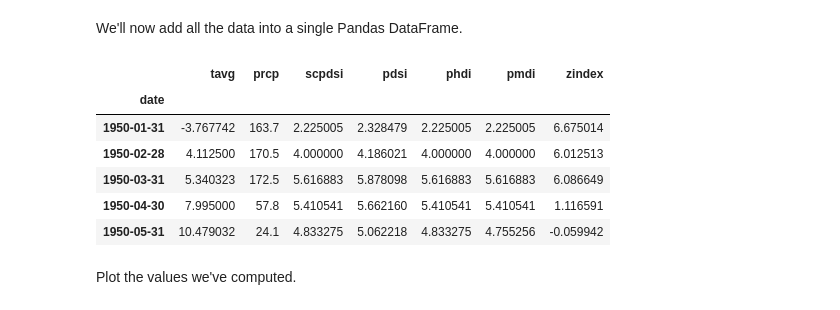
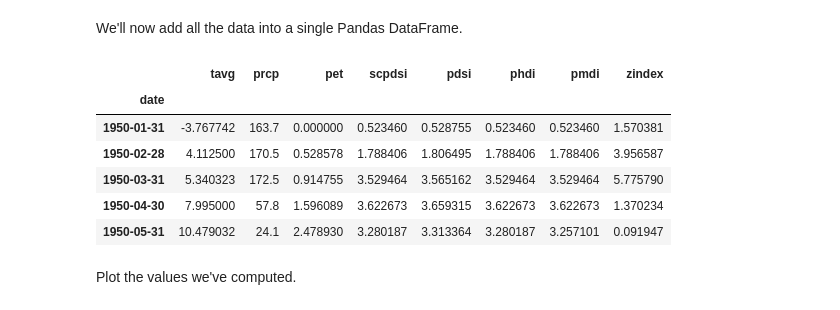
Before and after one commit to monocongo/climate_indices, a Jupyter notebook: notebooks/PDSI_Canadian_Stations.ipynb, the cells around one changed output. Drawn from its saved outputs; the diff is of its cells as text; code cells hidden in the pictures.

```diff
--- a/notebooks/PDSI_Canadian_Stations.ipynb
+++ b/notebooks/PDSI_Canadian_Stations.ipynb
@@ -106,20 +106,21 @@ We'll now add all the data into a single Pandas DataFrame.
 # %%
 df = tavg_daily.resample('1M').mean().to_frame(name="tavg")
 df["prcp"] = station_data["prcp"].resample('1M').sum()
+df["pet"] = pet
 df["scpdsi"] = scpdsi
 df["pdsi"] = pdsi
 df["phdi"] = phdi
 df["pmdi"] = pmdi
 df["zindex"] = zindex
 df.head()
 # %% [output]
-|  | tavg | prcp | scpdsi | pdsi | phdi | pmdi | zindex |
-| date |  |  |  |  |  |  |  |
-| 1950-01-31 | -3.767742 | 163.7 | 2.225005 | 2.328479 | 2.225005 | 2.225005 | 6.675014 |
-| 1950-02-28 | 4.112500 | 170.5 | 4.000000 | 4.186021 | 4.000000 | 4.000000 | 6.012513 |
-| 1950-03-31 | 5.340323 | 172.5 | 5.616883 | 5.878098 | 5.616883 | 5.616883 | 6.086649 |
-| 1950-04-30 | 7.995000 | 57.8 | 5.410541 | 5.662160 | 5.410541 | 5.410541 | 1.116591 |
-| 1950-05-31 | 10.479032 | 24.1 | 4.833275 | 5.062218 | 4.833275 | 4.755256 | -0.059942 |
+|  | tavg | prcp | pet | scpdsi | pdsi | phdi | pmdi | zindex |
+| date |  |  |  |  |  |  |  |  |
+| 1950-01-31 | -3.767742 | 163.7 | 0.000000 | 0.523460 | 0.528755 | 0.523460 | 0.523460 | 1.570381 |
+| 1950-02-28 | 4.112500 | 170.5 | 0.528578 | 1.788406 | 1.806495 | 1.788406 | 1.788406 | 3.956587 |
+| 1950-03-31 | 5.340323 | 172.5 | 0.914755 | 3.529464 | 3.565162 | 3.529464 | 3.529464 | 5.775790 |
+| 1950-04-30 | 7.995000 | 57.8 | 1.596089 | 3.622673 | 3.659315 | 3.622673 | 3.622673 | 1.370234 |
+| 1950-05-31 | 10.479032 | 24.1 | 2.478930 | 3.280187 | 3.313364 | 3.280187 | 3.257101 | 0.091947 |
 # %% [markdown]
 Plot the values we've computed.
 # %%
```
Also changed, not shown: parts of 1 cell of this notebook, 1 other file.
